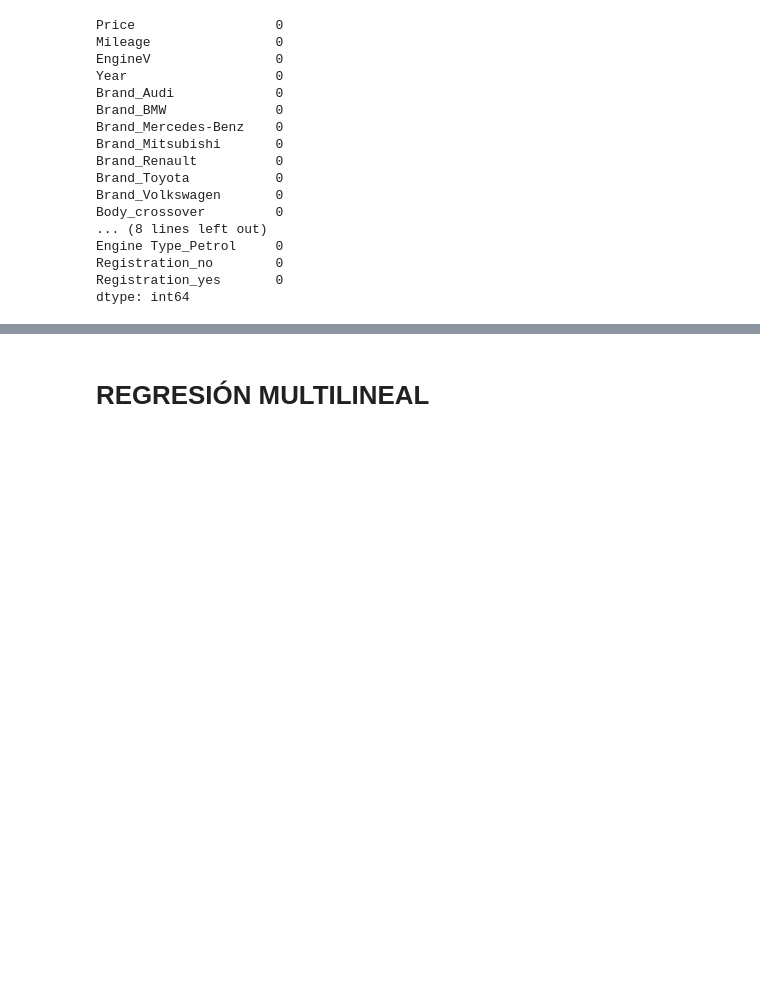
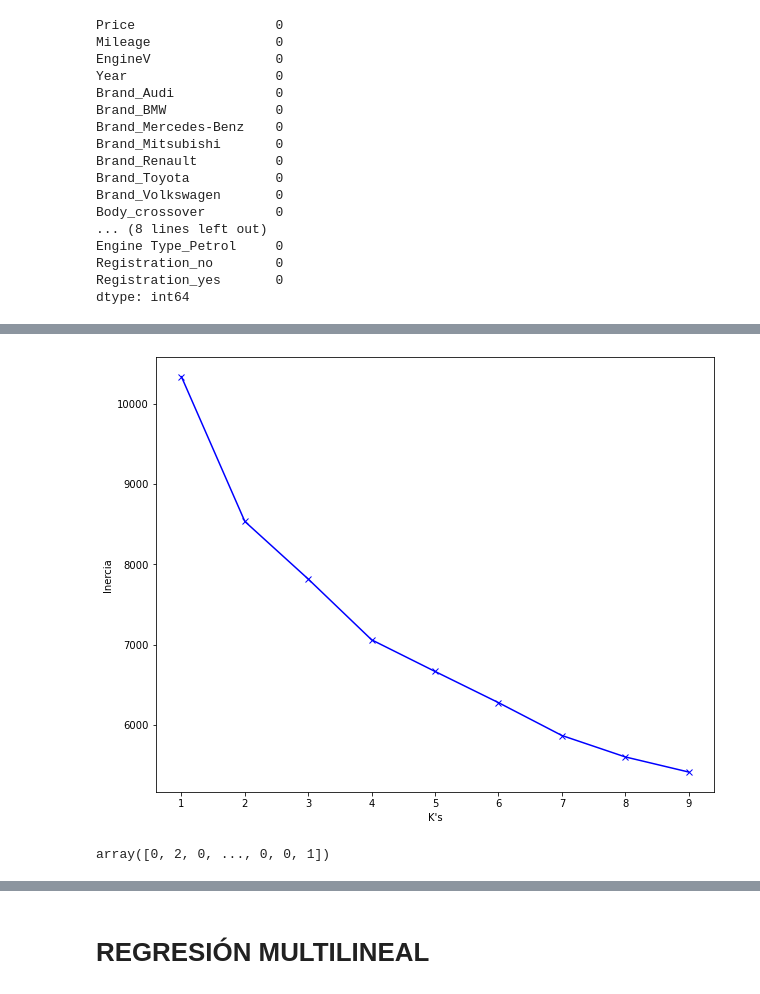
Before and after one commit to Vengador1987/Machine-Learning, a Jupyter notebook: Ejemplo_regresión_multi_lineal_Grupo1.ipynb, the cells around one changed output, grey strips where cells are left out. Saved outputs shown, nothing was run; the diff lists cells and outputs as text; code cells hidden in the pictures; blank space fills up the shorter version.

```diff
--- a/Ejemplo_regresión_multi_lineal_Grupo1.ipynb
+++ b/Ejemplo_regresión_multi_lineal_Grupo1.ipynb
@@ -285,0 +298,2 @@ dtype: int64
+# %%
+df_2.drop(["BMW"], axis = 1, inplace = True)
@@ -285,0 +326,4 @@ dtype: int64
+# %%
+scaler = MinMaxScaler()
+X = scaler.fit_transform(df_2)
+X
@@ -285,0 +344,10 @@ dtype: int64
+# %%
+# Método del codo
+inercias = list()
+
+for k in range(1, 10):
+    kmeans = KMeans(k)
+    kmeans.fit(X)
+    inercias.append(kmeans.inertia_)
+
+inercias
@@ -285,0 +364,17 @@ dtype: int64
+# %%
+plt.figure(figsize = (10, 8))
+
+plt.plot(range(1, len(inercias) + 1), inercias, marker = "x", color = "blue")
+
+plt.xlabel("K's")
+plt.ylabel("Inercia")
+
+plt.show()
+# %% [output]
+[figure, added]
+# %%
+kmeans = KMeans(n_clusters = 4)
+kmeans.fit(X)
+kmeans.labels_
+# %% [output]
+array([0, 2, 0, ..., 0, 0, 1])
```
Also changed, not shown: parts of 31 cells of this notebook, 7 other files.
